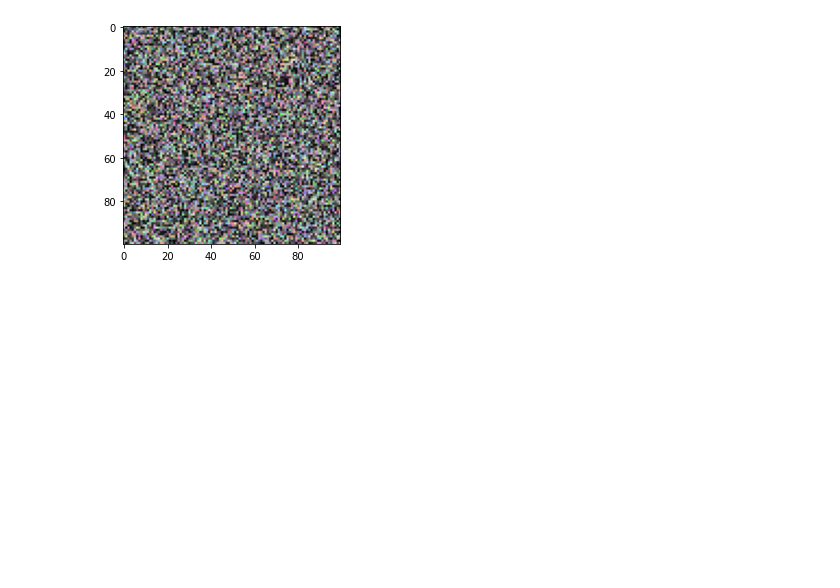
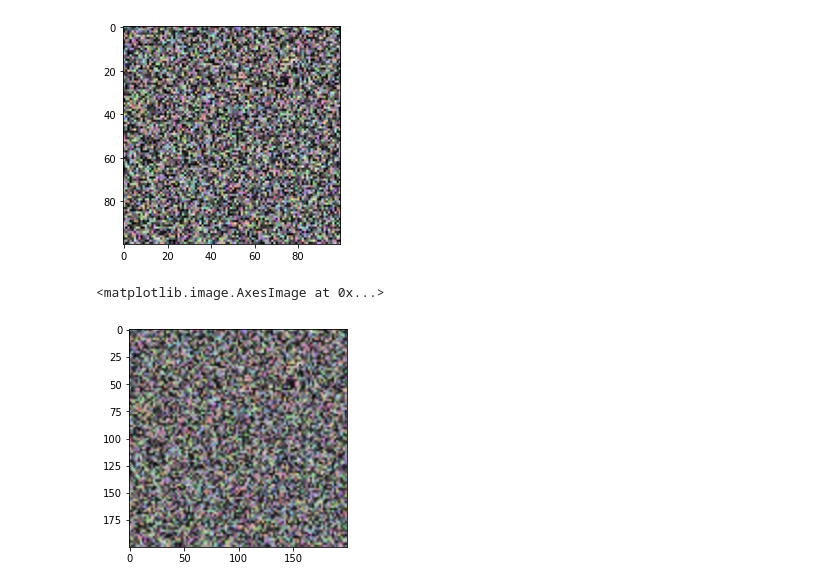
Before and after one commit to Maddonix/mistos_2, a Jupyter notebook: mistos-backend/src/paths.ipynb, the cells around one changed output. Drawn from its saved outputs; the diff is of its cells as text; code cells hidden in the pictures; blank space fills up the shorter version.

```diff
--- a/mistos-backend/src/paths.ipynb
+++ b/mistos-backend/src/paths.ipynb
@@ -76,5 +77,5 @@ import matplotlib.pyplot as plt
 # %%
-img = np.random.normal(loc = 0.5, scale = 0.1, size = (100,100,3))
+img = np.random.normal(loc = 0.5, scale = 0.1, size = (3, 100,100))
 # %%
 img_contrast_enhanced = exposure.equalize_adapthist(img, clip_limit = 0.1)
 # %%
@@ -87,3 +88,11 @@ plt.imshow(img_contrast_enhanced)
 # %% [output]
 <matplotlib.image.AxesImage at 0x...>
 [figure]
+# %%
+img_contrast_enhanced = skimage.transform.resize(img_contrast_enhanced, (3, 200,200),
+                       anti_aliasing=False)
+# %%
+plt.imshow(img_contrast_enhanced)
+# %% [output]
+<matplotlib.image.AxesImage at 0x...>
+[figure, added]
```
Also changed, not shown: parts of 1 cell of this notebook, 9 other files.
